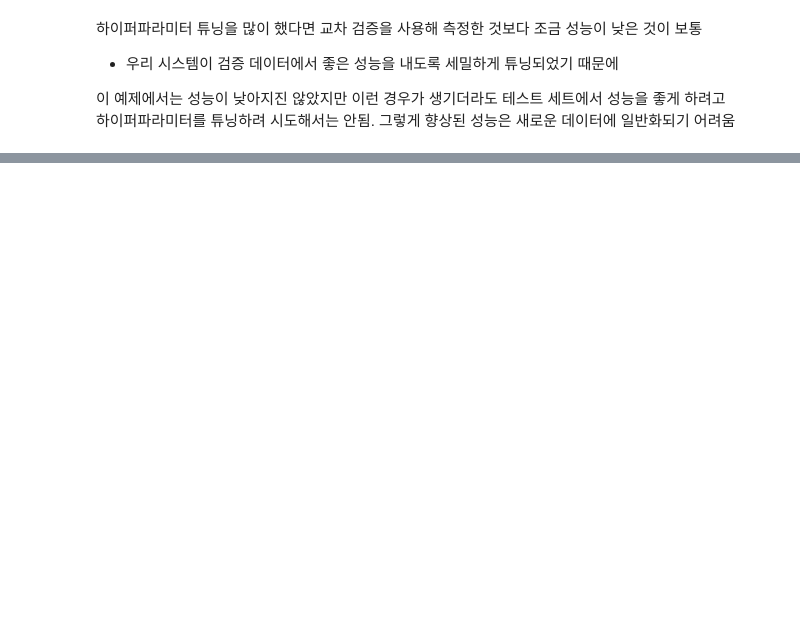
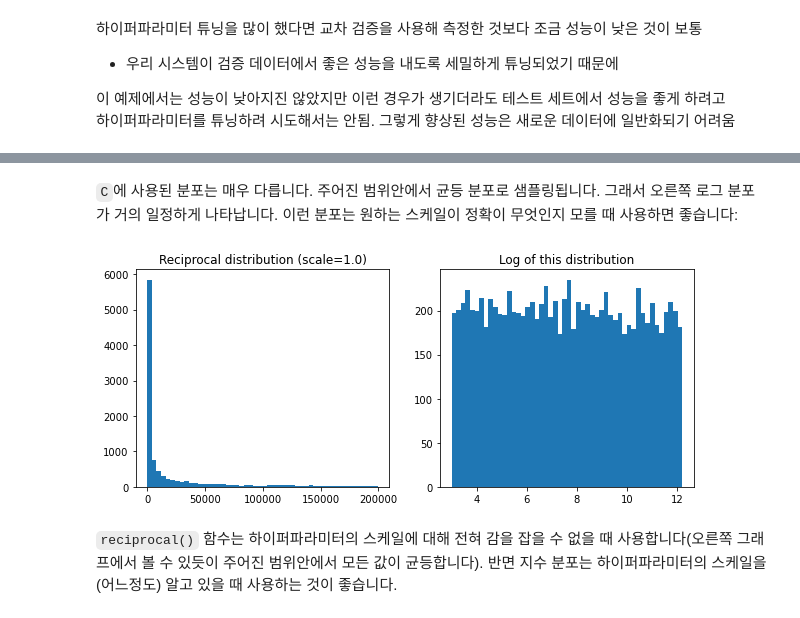
Before and after one commit to minjoon-choi/handson-ml2, a Jupyter notebook: 02_1_exercise.ipynb, the cells around one changed output, grey strips where cells are left out. Cells and saved outputs as stored; diff of their text form; code cells hidden in the pictures; blank space fills up the shorter version.

```diff
--- a/02_1_exercise.ipynb
+++ b/02_1_exercise.ipynb
@@ -952,0 +1093,17 @@ git
+# %% [markdown]
+`C`에 사용된 분포는 매우 다릅니다. 주어진 범위안에서 균등 분포로 샘플링됩니다. 그래서 오른쪽 로그 분포가 거의 일정하게 나타납니다. 이런 분포는 원하는 스케일이 정확이 무엇인지 모를 때 사용하면 좋습니다:
+# %%
+reciprocal_distrib = reciprocal(20, 200000)
+samples = reciprocal_distrib.rvs(10000, random_state=42)
+plt.figure(figsize=(10, 4))
+plt.subplot(121)
+plt.title("Reciprocal distribution (scale=1.0)")
+plt.hist(samples, bins=50)
+plt.subplot(122)
+plt.title("Log of this distribution")
+plt.hist(np.log(samples), bins=50)
+plt.show()
+# %% [output]
+[figure, added]
+# %% [markdown]
+`reciprocal()` 함수는 하이퍼파라미터의 스케일에 대해 전혀 감을 잡을 수 없을 때 사용합니다(오른쪽 그래프에서 볼 수 있듯이 주어진 범위안에서 모든 값이 균등합니다). 반면 지수 분포는 하이퍼파라미터의 스케일을 (어느정도) 알고 있을 때 사용하는 것이 좋습니다.
```
Also changed, not shown: parts of 43 cells of this notebook.
